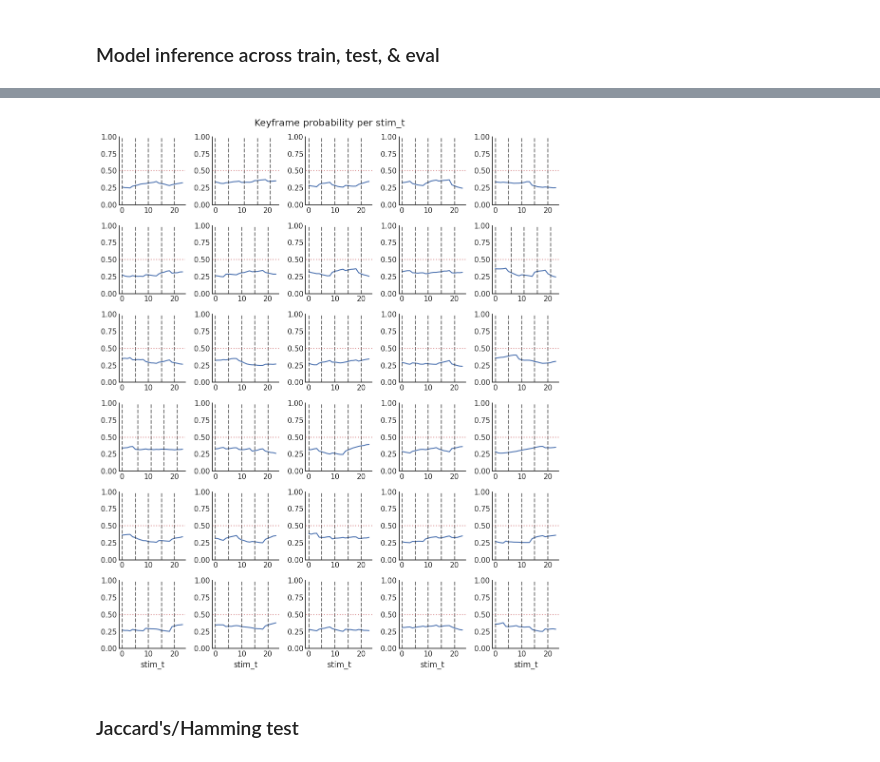
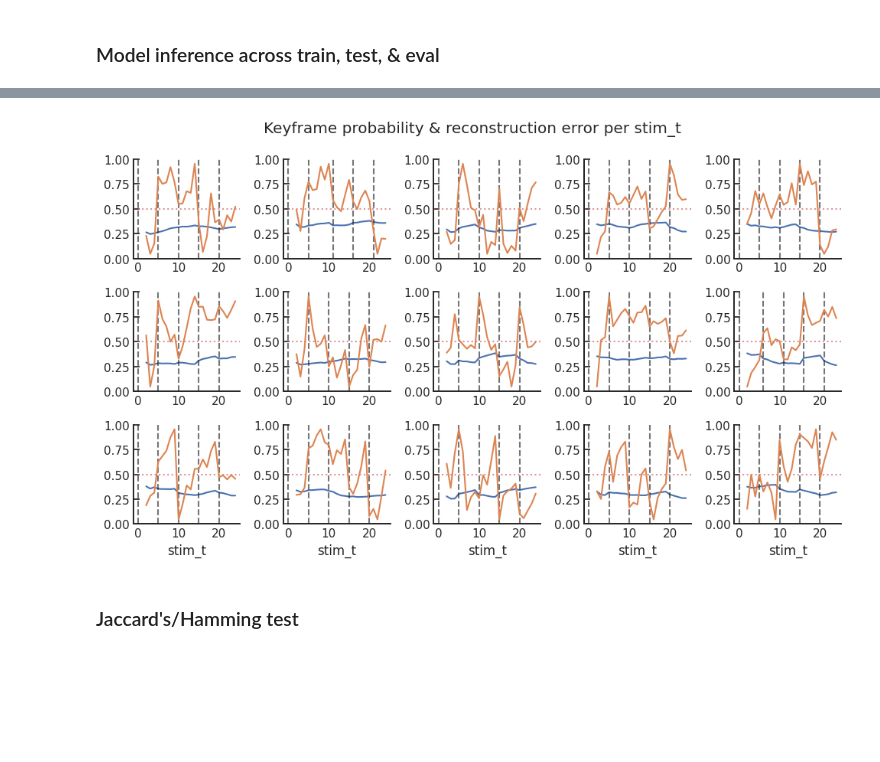
Before and after one commit to siyer7/narrative_map, a Jupyter notebook: code/narrative/1-segmentation.ipynb, the cells around one changed output, grey strips where cells are left out. Saved outputs shown, nothing was run; the diff lists cells and outputs as text; code cells hidden in the pictures; blank space fills up the shorter version.

```diff
--- a/code/narrative/1-segmentation.ipynb
+++ b/code/narrative/1-segmentation.ipynb
@@ -234,20 +237,38 @@ plt.tight_layout(); plt.show()
 # %%
-n_rows, n_cols = 6, 5
-fig, axs = plt.subplots(n_rows, n_cols, figsize=(n_cols*2, n_rows*2)); axs = axs.flatten()
-plt.suptitle('Keyframe probability per stim_t')
+# n_rows, n_cols = 3, 5
+# fig, axs = plt.subplots(n_rows, n_cols, figsize=(n_cols*2, n_rows*2)); axs = axs.flatten()
+# plt.suptitle('Keyframe probability per stim_t')
 
-for i, row in model_inference.iterrows():
-    model_idx, stim_t, boundaries, reconstruction, recon_err, keyframe_probs, keyframes = row
-    axs[i].set(ylim=(0, 1), xlabel='stim_t' if i // n_cols == n_rows - 1 else '')
-    # in forward_walk, keyframe_probs are stored starting t=1
-    axs[i].plot(range(1, len(keyframe_probs) + 1), keyframe_probs, color='C0', label='p(key)')
-    for b in boundaries:    axs[i].axvline(b, color='k', linestyle='--', alpha=0.6, label='bounds' if b == boundaries[0] else None)
-    axs[i].axhline(0.5, color='r', linestyle=':', alpha=0.6, label='key thresh')
+# for i, row in model_inference.iterrows():
+#     model_idx, stim_t, boundaries, reconstruction, recon_err, keyframe_probs, keyframes = row
+#     axs[i].set(ylim=(0, 1), xlabel='stim_t' if i // n_cols == n_rows - 1 else '')
+#     # in forward_walk, keyframe_probs are stored starting t=1
+#     axs[i].plot(range(1, len(keyframe_probs) + 1), keyframe_probs, color='C0', label='p(key)')
+#     for b in boundaries:    axs[i].axvline(b, color='k', linestyle='--', alpha=0.6, label='bounds' if b == boundaries[0] else None)
+#     axs[i].axhline(0.5, color='r', linestyle=':', alpha=0.6, label='key thresh')
 
-# axs[0].legend()
-plt.tight_layout(); plt.show()
+# # axs[0].legend()
+# plt.tight_layout(); plt.show()
-# %% [output]
-[figure, removed]
+# %%
+n_rows, n_cols = 3, 5
+fig, axs = plt.subplots(n_rows, n_cols, figsize=(n_cols*2, n_rows*2)); axs = axs.flatten()
+plt.suptitle('Keyframe probability & reconstruction error per stim_t')
+
+for i, row in model_inference.iterrows():
+    model_idx, stim_t, boundaries, reconstruction, recon_err, keyframe_probs, keyframes = row
+    axs[i].set(ylim=(0, 1), xlabel='stim_t' if i // n_cols == n_rows - 1 else '')
+    axs[i].plot(range(2, len(keyframe_probs) + 2), keyframe_probs, color='C0', label='p(key)')
+    axs[i].axhline(0.5, color='r', linestyle=':', alpha=0.6)
+    for b in boundaries:  axs[i].axvline(b, color='k', linestyle='--', alpha=0.6)
+
+    ax2 = axs[i].twinx()
+    euc_dist = torch.norm(stim_t[2:] - reconstruction, dim=-1).numpy()
+    ax2.plot(range(2, len(euc_dist) + 2), euc_dist, color='C1', label='euc dist')
+    ax2.tick_params(right=False, labelright=False)   # hide right ticks on all but last col
+
+plt.tight_layout(); plt.show()
+# %% [output]
+[figure, added]
 # %% [markdown]
 ### Jaccard's/Hamming test
 # %%
```
Also changed, not shown: parts of 6 cells of this notebook.
